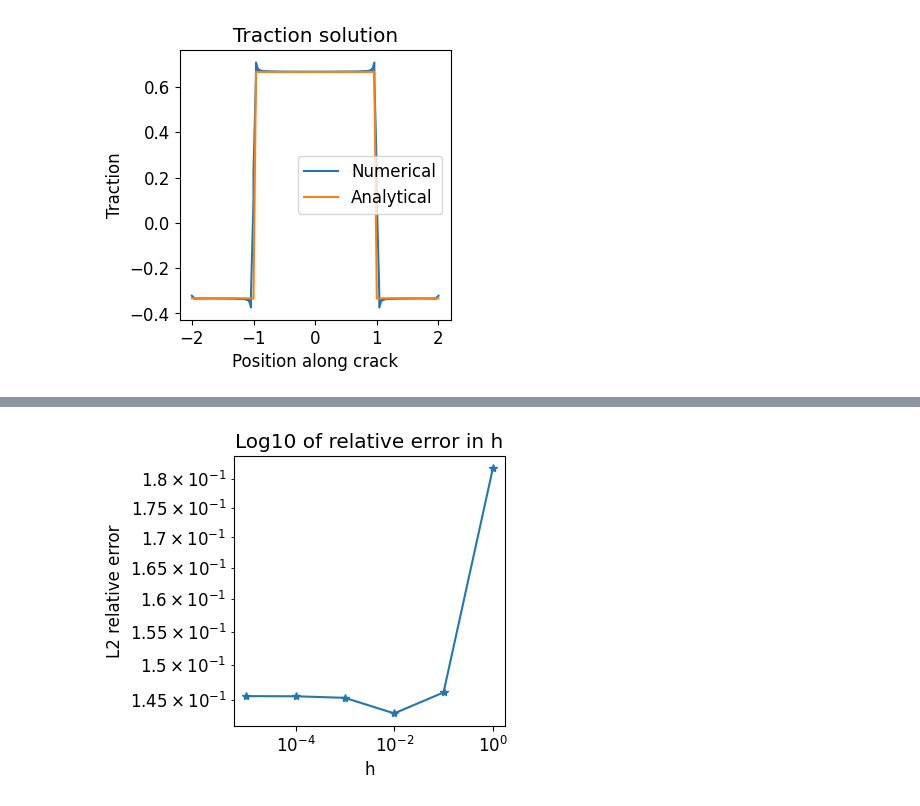
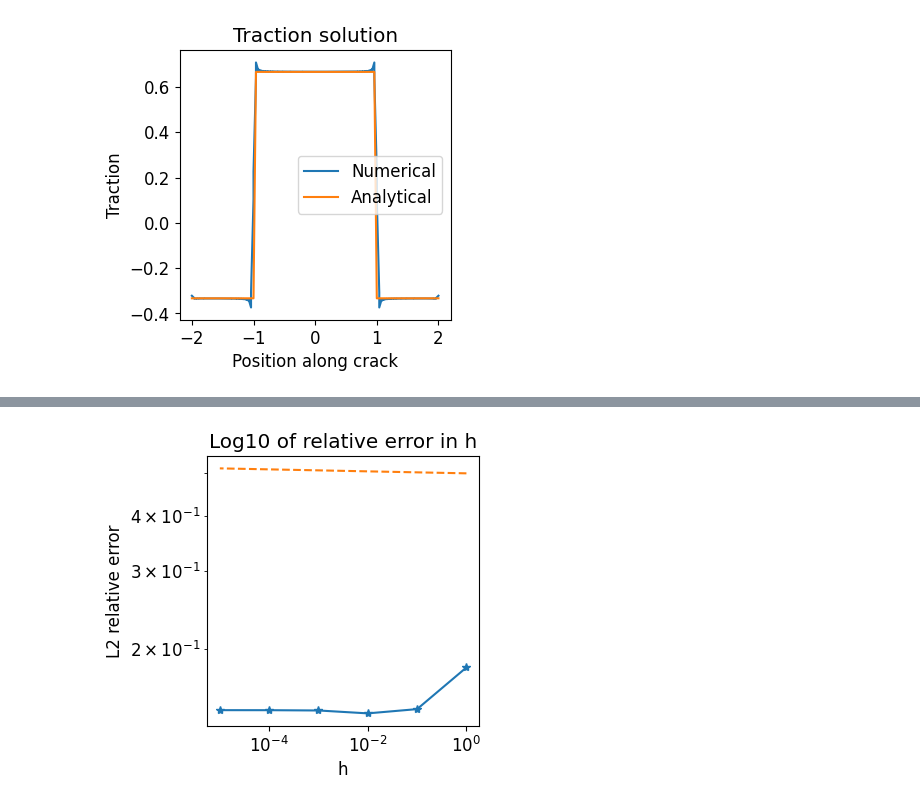
Before and after one commit to ratuldas6/BigWham-Example-Notebooks, a Jupyter notebook: 2d_BCSD_crack_2DP1.ipynb, the cells around one changed output, grey strips where cells are left out. Saved outputs shown, nothing was run; the diff lists cells and outputs as text; code cells hidden in the pictures.

Commit message:
plot

```diff
--- a/2d_BCSD_crack_2DP1.ipynb
+++ b/2d_BCSD_crack_2DP1.ipynb
@@ -297,14 +314,14 @@ print(c)
 # %%
 plt.figure()
 plt.plot(h_array, rel_err_array, "*-")
-#plt.plot(h_array, 0.5*np.array(h_array) ** (m) , "--")
+plt.plot(h_array, 0.5*np.array(h_array) ** (m) , "--")
 plt.title("Log10 of relative error in h")
 plt.xlabel("h")
 plt.ylabel("L2 relative error")
 plt.yscale('log', base=10)
 plt.xscale('log', base=10)
 #saves fig - remember to remove
 #plt.savefig('log2_rel_err_h.png', dpi=100, bbox_inches='tight')
 #plt.show()
 # %% [output]
-[figure, old version]
+[figure, new version]
```
Also changed, not shown: parts of 5 cells of this notebook.
